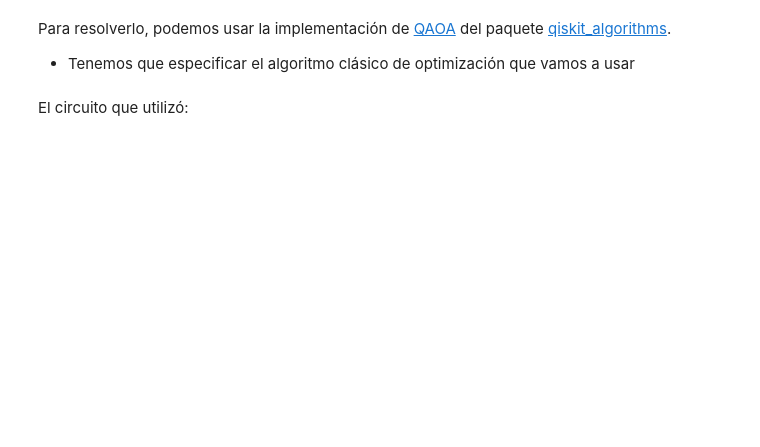
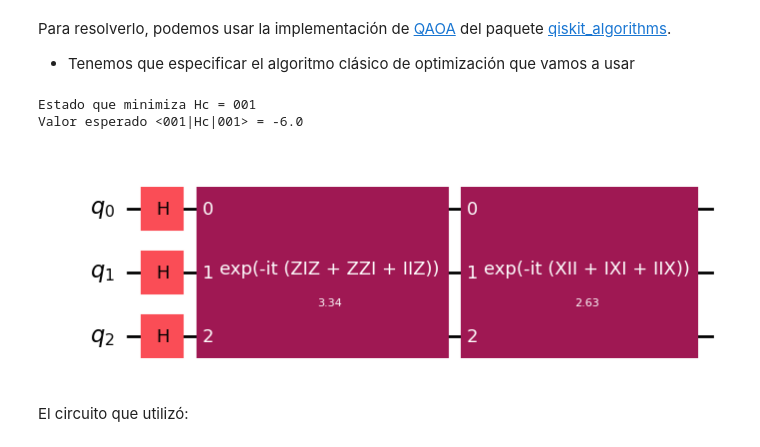
Before and after one commit to mateofra/CUANTICA, a Jupyter notebook: 04. Algoritmos cuánticos de optimización.ipynb, the cells around one changed output. Cells and saved outputs as stored; diff of their text form; code cells hidden in the pictures; blank space fills up the shorter version.

```diff
--- a/04. Algoritmos cuánticos de optimización.ipynb
+++ b/04. Algoritmos cuánticos de optimización.ipynb
@@ -2000,33 +2386,39 @@ Para resolverlo, podemos usar la implementación de [QAOA](https://qiskit-commun
 # %%
 from qiskit_algorithms import QAOA
 from qiskit.primitives import StatevectorSampler
 from qiskit_algorithms.optimizers import COBYLA
 from qiskit_algorithms.utils import algorithm_globals
 
 algorithm_globals.random_seed = 10598
 
 # Parámetros iniciales
 initial_gamma = np.pi
 initial_beta = np.pi / 2
 
 init_params = [initial_beta, initial_gamma]
 
 # Especifico el optimizador
 optimizer = COBYLA()
 
 # Utilizo el sampler basado en vector de estado
 sampler = StatevectorSampler()
 
 # Defino el algoritmo
 qaoa = QAOA(sampler=sampler, optimizer=optimizer, initial_point=init_params)
 
 # Obtengo el mínimo autovalor del Hamiltoniano
 result = qaoa.compute_minimum_eigenvalue(Hc)
 
 min_state = result.best_measurement['bitstring']
 ev = result.best_measurement['value']
 print("Estado que minimiza Hc = {}".format(min_state))
 print("Valor esperado <{}|Hc|{}> = {}\n".format(min_state, min_state, ev.real))
+
+display(ansatz.assign_parameters(result.optimal_point).decompose().draw("mpl"))
+# %% [output]
+Estado que minimiza Hc = 001
+Valor esperado <001|Hc|001> = -6.0
+[figure, added]
 # %% [markdown]
 El circuito que utilizó:
 # %%
```
Also changed, not shown: parts of 36 cells of this notebook, 8 other files.
